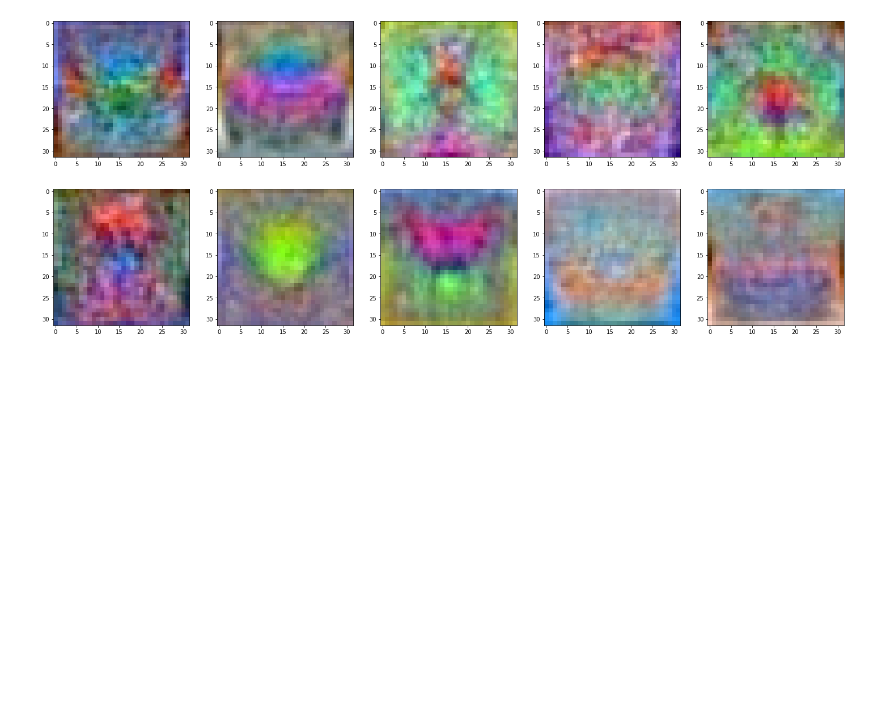
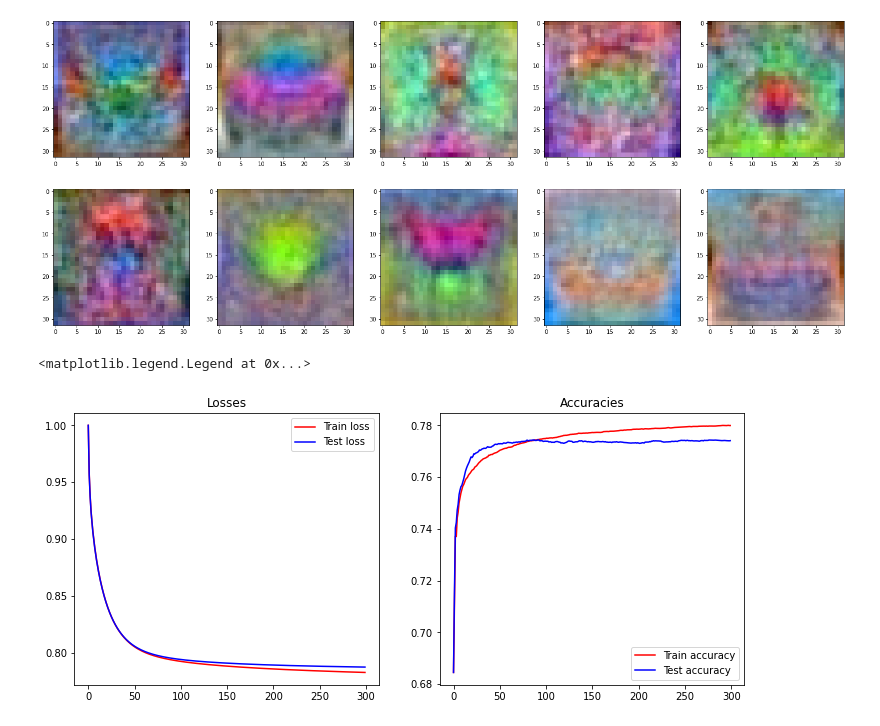
Before and after one commit to DilmiCaldera/Classification-Model-for-CIFAR10, a Jupyter notebook: A04_code.ipynb, the cells around one changed output. Cells and saved outputs as stored; diff of their text form; code cells hidden in the pictures; blank space fills up the shorter version.

Commit message:
losses and accuracies

```diff
--- a/A04_code.ipynb
+++ b/A04_code.ipynb
@@ -156,3 +156,19 @@ for i in range(2):
 plt.show()
 # %% [output]
 [figure]
+# %%
+#plotting losses and accuracies
+fig, axes  = plt.subplots(1,2, figsize=(12,5))
+
+axes[0].plot(loss_history,color="r")
+axes[0].plot(tst_loss_history,color="b")
+axes[0].set_title('Losses')
+axes[0].legend(['Train loss','Test loss'])
+
+axes[1].plot(train_acc_history,color="r")
+axes[1].plot(val_acc_history,color="b")
+axes[1].set_title('Accuracies')
+axes[1].legend(['Train accuracy','Test accuracy'])
+# %% [output]
+<matplotlib.legend.Legend at 0x...>
+[figure, added]
```
